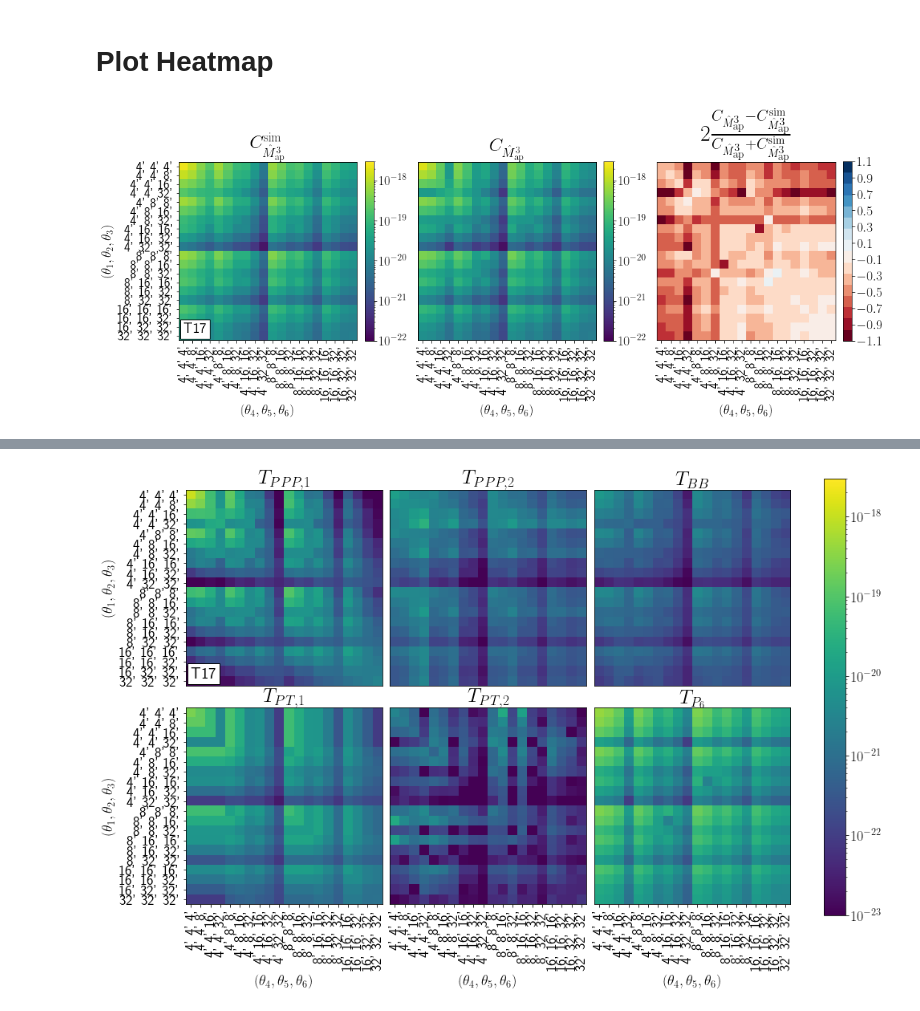
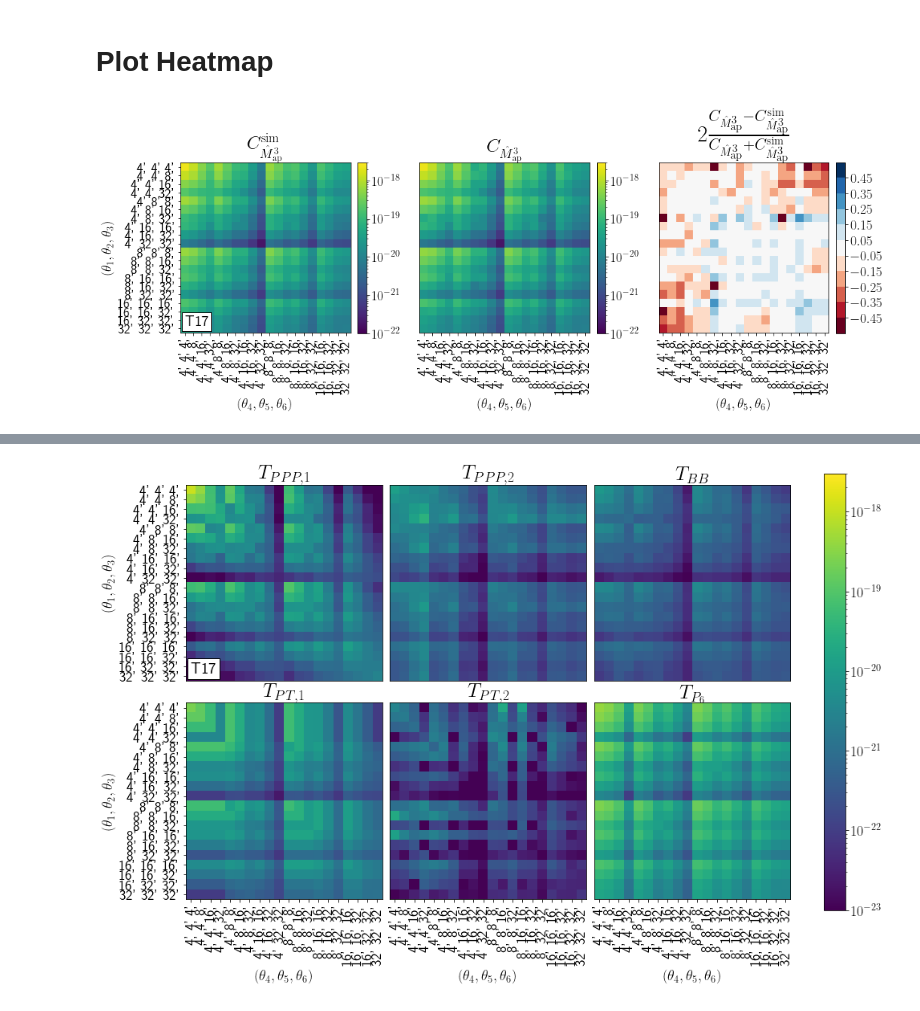
Before and after one commit to sheydenreich/threepoint, a Jupyter notebook: Plots_Tests/PlotsTakahashi.ipynb, the cells around one changed output, grey strips where cells are left out. Cells and saved outputs as stored; diff of their text form; code cells hidden in the pictures.

```diff
--- a/Plots_Tests/PlotsTakahashi.ipynb
+++ b/Plots_Tests/PlotsTakahashi.ipynb
@@ -49,23 +36,17 @@ cov_T5=np.loadtxt(dir_takahashi+"cov_infinite_term5Numerical_sigma_0.37_n_22209.
 cov_T6=np.loadtxt(dir_takahashi+"cov_square_term6Numerical_sigma_0.37_n_22209.47_thetaMax_29.32_gpu.dat")
 cov_T7=np.loadtxt(dir_takahashi+"cov_infinite_term7Numerical_sigma_0.37_n_22209.47_thetaMax_29.32_gpu.dat")
 #map3=np.loadtxt(dir_takahashi+"map_cubed")
+cov_ssc=np.loadtxt(dir_takahashi+"SSC_cov_square_term7Numerical_sigma_0.37_n_22209.47_thetaMax_29.32_gpu.dat")
+
+error_fft=np.load(dir_takahashi+"Map_cov_KiDS1000_bootstrap_std.npy")[N_meas:, N_meas:]
+error_fft=error_fft[ix,:][:,ix]*2
-# %%
-# Set Thetas labels
-thetas_ind = np.array([[4, 4, 4], [4, 4, 8], [4, 4, 16], [4,4,32], [4, 8, 8], [4, 8, 16], [4,8,32], [4,16,16],
-                        [4, 16, 32], [4, 32, 32], [8, 8, 8], [8, 8, 16], [8,8,32],
-                         [8, 16, 16], [8,16,32], [8, 32, 32], [16, 16, 16], [16, 16, 32], [16, 32,32], [32, 32,32]])
-thetas_labels = []
-for thetas in thetas_ind:
-    thetas_labels.append(f"{thetas[0]}' {thetas[1]}' {thetas[2]}'")
-N = len(thetas_ind)
-thetas_ticks = np.arange(0, N)
 # %% [markdown]
 # Plot Heatmap
 # %%
 fig, ax=plt.subplots(ncols=3, figsize=(15,6))
 #plt.subplots_adjust(hspace=0, wspace=0.04)
 
-cov_tot=(cov_T1inf+cov_T2+cov_T4+cov_T5+cov_T6+cov_T7)
+cov_tot=(cov_T1inf+cov_T2+cov_T4+cov_T5+cov_T6+cov_T7+cov_ssc)
 
 ax[0].set_ylabel(r'$(\theta_1, \theta_2, \theta_3)$')
 ax[0].set_yticks(thetas_ticks)
@@ -80,36 +61,35 @@ ax[1].set_xticklabels(thetas_labels, rotation=90)
 ax[1].set_yticks([])
 
 ax[2].set_xlabel(r'$(\theta_4, \theta_5, \theta_6)$')
 ax[2].set_xticks(thetas_ticks)
 ax[2].set_xticklabels(thetas_labels, rotation=90)
 ax[2].set_yticks([])
 
 
 
 ax[0].set_title(r"$C^{\mathrm{sim}}_{\hat{M}_\mathrm{ap}^3}$", size=25)
 im=ax[0].imshow(cov_fft, norm=LogNorm(vmin=1e-22, vmax=3e-18))
 
 fig.colorbar(im, ax=ax[0],fraction=0.046, pad=0.04)
 ax[0].text(0,N-1, r"T17", bbox=dict(facecolor='white'), horizontalalignment='left', verticalalignment='bottom', size=20)
 
 ax[1].set_title(r"$C_{\hat{M}_\mathrm{ap}^3}$", size=25)
 im=ax[1].imshow(cov_tot, norm=LogNorm(vmin=1e-22, vmax=3e-18))
 
 fig.colorbar(im, ax=ax[1],fraction=0.046, pad=0.04)
 
 
 cmap=cm.get_cmap('RdBu', 11)
-vmin=-1.1
-vmax=1.1
+vmin=-0.55
+vmax=0.55
 
 
 ax[2].set_title(r"$2\frac{C_{\hat{M}_\mathrm{ap}^3}-C^{\mathrm{sim}}_{\hat{M}_\mathrm{ap}^3}}{C_{\hat{M}_\mathrm{ap}^3}+C^{\mathrm{sim}}_{\hat{M}_\mathrm{ap}^3}}$", size=30)
-cmap=cm.get_cmap('RdBu', 16)
 
 im2=ax[2].imshow(2*(cov_tot-cov_fft)/(cov_tot+cov_fft), vmin=vmin, vmax=vmax, cmap=cmap)
-#fig.colorbar(im2, ax=ax[2],fraction=0.046, pad=0.04, ticks=[-0.18, -0.14, -0.10, -0.06, -0.02, 0.02, 0.06, 0.10, 0.14, 0.18])
+fig.colorbar(im2, ax=ax[2],fraction=0.046, pad=0.04, ticks=[-0.45, -0.35, -0.25, -0.15, -0.05, 0.05, 0.15, 0.25, 0.35, 0.45])
 
-fig.colorbar(im2, ax=ax[2],  fraction=0.046, pad=0.04, ticks=[-1.7, -1.5, -1.3, -1.1, -0.9, -0.7, -0.5, -0.3, -0.1, 0.1, 0.3, 0.5, 0.7, 0.9, 1.1, 1.3, 1.5, 1.7])
+#fig.colorbar(im2, ax=ax[2],  fraction=0.046, pad=0.04, ticks=[-1.7, -1.5, -1.3, -1.1, -0.9, -0.7, -0.5, -0.3, -0.1, 0.1, 0.3, 0.5, 0.7, 0.9, 1.1, 1.3, 1.5, 1.7])
 finalizePlot(ax, outputFn=dir_takahashi+"/ComparisonTakahashi_analytical_simulation.png", showlegend=False)
 # %% [output]
-[figure, old version]
+[figure, new version]
```
Also changed, not shown: parts of 3 cells of this notebook, 13 other files.
